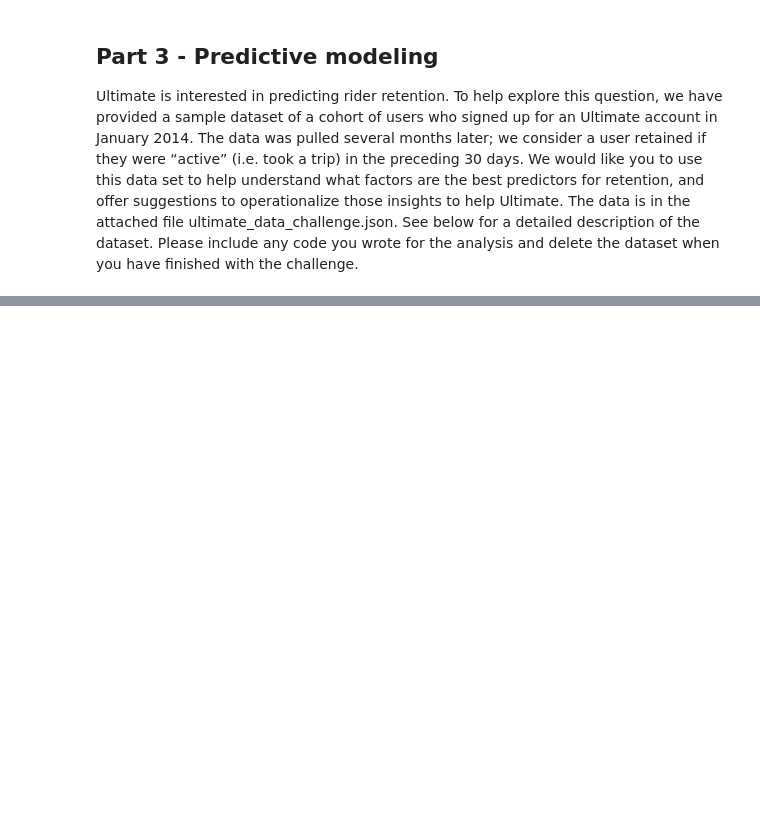
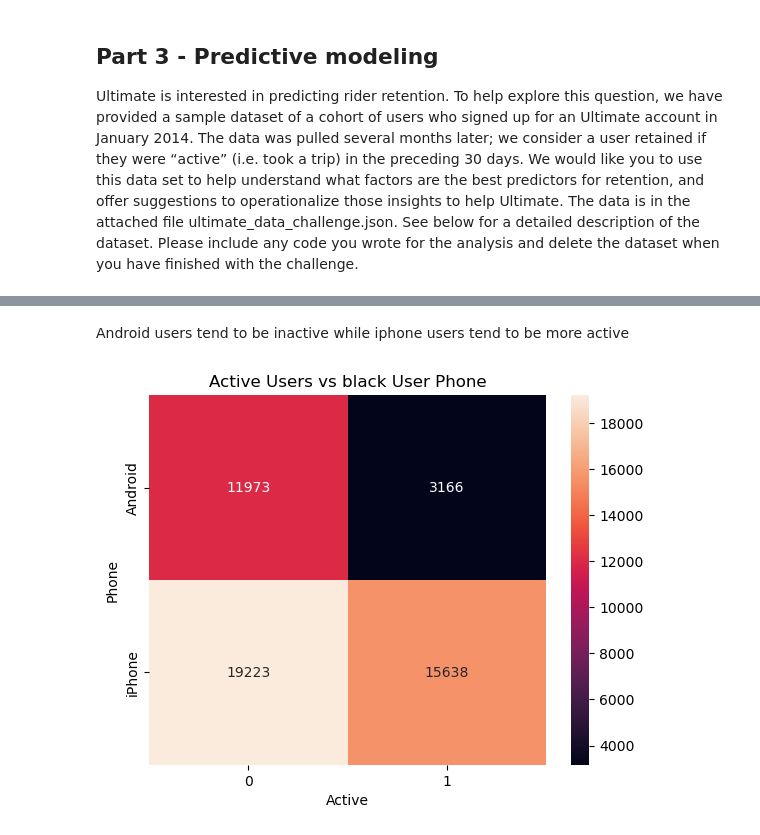
Before and after one commit to clementchen163/interview-prep-challenge, a Jupyter notebook: 3. Predictive Modeling.ipynb, the cells around one changed output, grey strips where cells are left out. Drawn from its saved outputs; the diff is of its cells as text; code cells hidden in the pictures; blank space fills up the shorter version.

```diff
--- a/3. Predictive Modeling.ipynb
+++ b/3. Predictive Modeling.ipynb
@@ -62,0 +318,11 @@ from modfunctions import binning, threshold_chart, plot_feature_importance, save
+# %% [markdown]
+Android users tend to be inactive while iphone users tend to be more active
+# %%
+cross_tab = pd.crosstab(df['phone'], df['active'])
+sns.heatmap(cross_tab, annot=True,fmt='d')
+plt.ylabel('Phone')
+plt.xlabel('Active')
+plt.title('Active Users vs black User Phone')
+plt.show()
+# %% [output]
+[figure, added]
```
Also changed, not shown: parts of 86 cells of this notebook, 1 other file.
